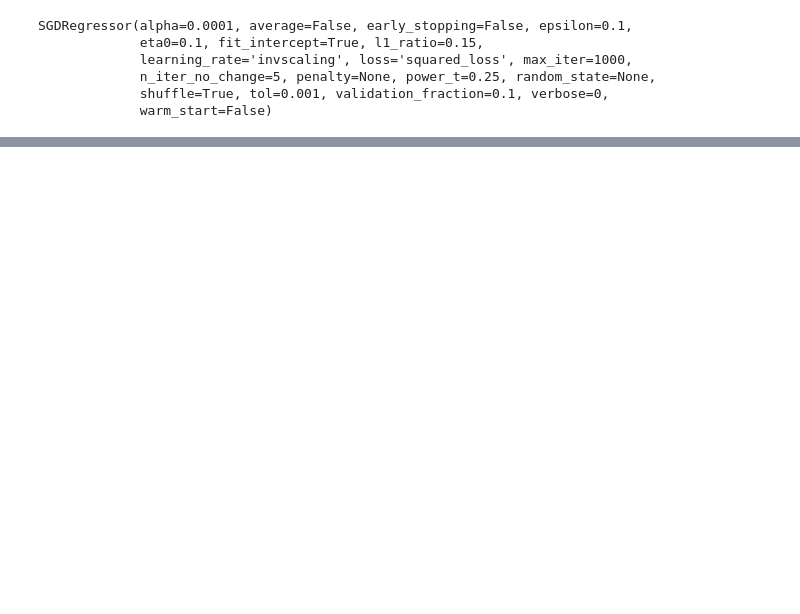
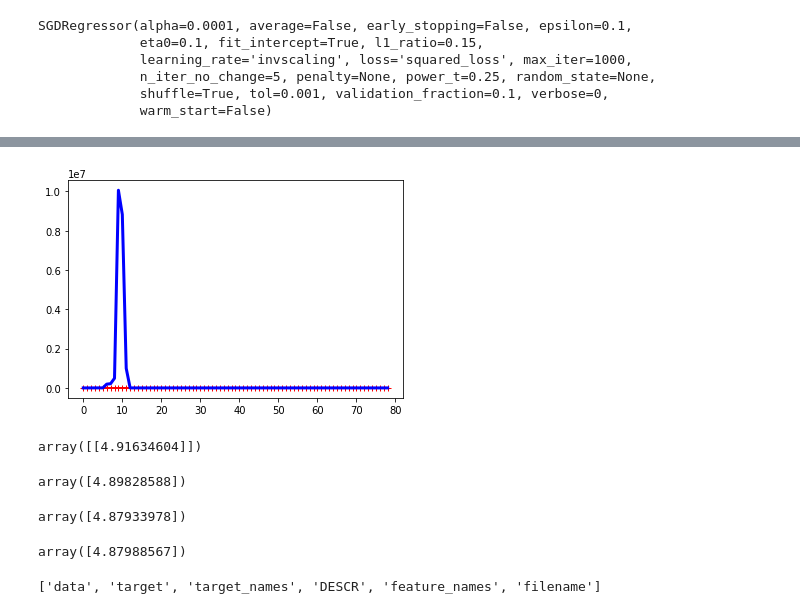
Before and after one commit to bencouser/hands_on_ai, a Jupyter notebook: training_models.ipynb, the cells around one changed output, grey strips where cells are left out. Drawn from its saved outputs; the diff is of its cells as text; code cells hidden in the pictures; blank space fills up the shorter version.

```diff
--- a/training_models.ipynb
+++ b/training_models.ipynb
@@ -181,0 +212,34 @@ lin_reg.intercept_, lin_reg.coef_
+# %%
+# now lets look at a 10 degree poly
+
+from sklearn.pipeline import Pipeline
+
+polynomial_regression = Pipeline([
+    ("poly_features", PolynomialFeatures(degree=10, include_bias=False)),
+    ("lin_reg", LinearRegression()),
+])
+
+plot_learning_curves(polynomial_regression, X, y)
+# %% [output]
+[figure, added]
+# %%
+# A good way to reduce overfitting is to regularize models.
+# ridge regression, we add a term to the cost function: alpha/2 * ∑^n_(i+1) theta^2_i
+# If alpha is small we have normal linear regression. If large, all weights end up close to zero and the result is
+# a flat line going through the datas mean
+
+# ridge regression using sklearn
+
+from sklearn.linear_model import Ridge
+ridge_reg = Ridge(alpha=1, solver="cholesky")
+ridge_reg.fit(X, y)
+ridge_reg.predict([[1.5]])
+# %% [output]
+array([[4.91634604]])
+# %%
+# using SGD
+sgd_reg = SGDRegressor(penalty="l2")
+sgd_reg.fit(X, y.ravel())
+sgd_reg.predict([[1.5]])
+# %% [output]
+array([4.89828588])
@@ -181,0 +249,29 @@ lin_reg.intercept_, lin_reg.coef_
+# %%
+# Lasso Regresasion
+
+# here we use the L1 norm instead of half of L2
+# lasso term = alpha ∑ |theta_i|
+# the most important part of Lasso is that it tends to eliminate the least important features
+
+# scikit learn lasso method
+
+from sklearn.linear_model import Lasso
+lasso_reg = Lasso(alpha=0.1)
+lasso_reg.fit(X, y)
+lasso_reg.predict([[1.5]])
+# %% [output]
+array([4.87933978])
+# %%
+# elastic net
+
+# it is the middle ground between ridge and lasso
+# you should avoid normal lin reg and default to ridge, if you think some features dont matter then try lasso or
+# elastic net
+# too long a formula to type elastic net
+
+from sklearn.linear_model import ElasticNet
+elastic_net = ElasticNet(alpha=0.1, l1_ratio=0.5)
+elastic_net.fit(X, y)
+elastic_net.predict([[1.5]])
+# %% [output]
+array([4.87988567])
@@ -181,0 +282,10 @@ lin_reg.intercept_, lin_reg.coef_
+# %%
+# Logistic Regression
+
+# it is used for classsification. Lets look at the example using iris flowers
+
+from sklearn import datasets
+iris = datasets.load_iris()
+list(iris.keys())
+# %% [output]
+['data', 'target', 'target_names', 'DESCR', 'feature_names', 'filename']
```
Also changed, not shown: parts of 21 cells of this notebook.
